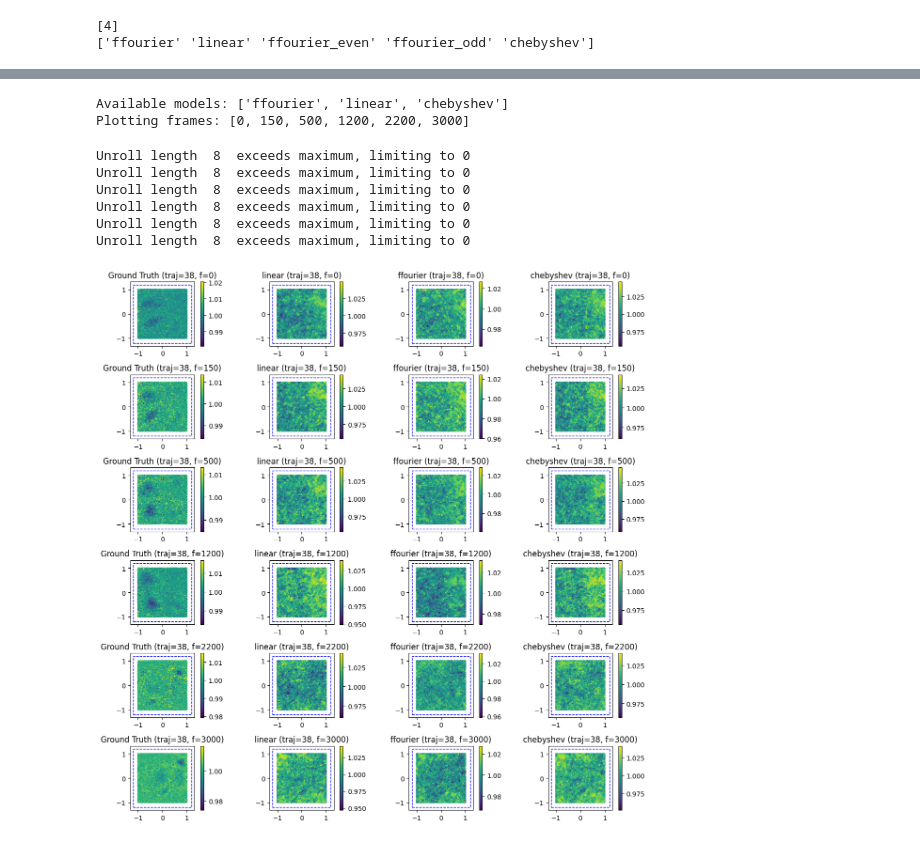
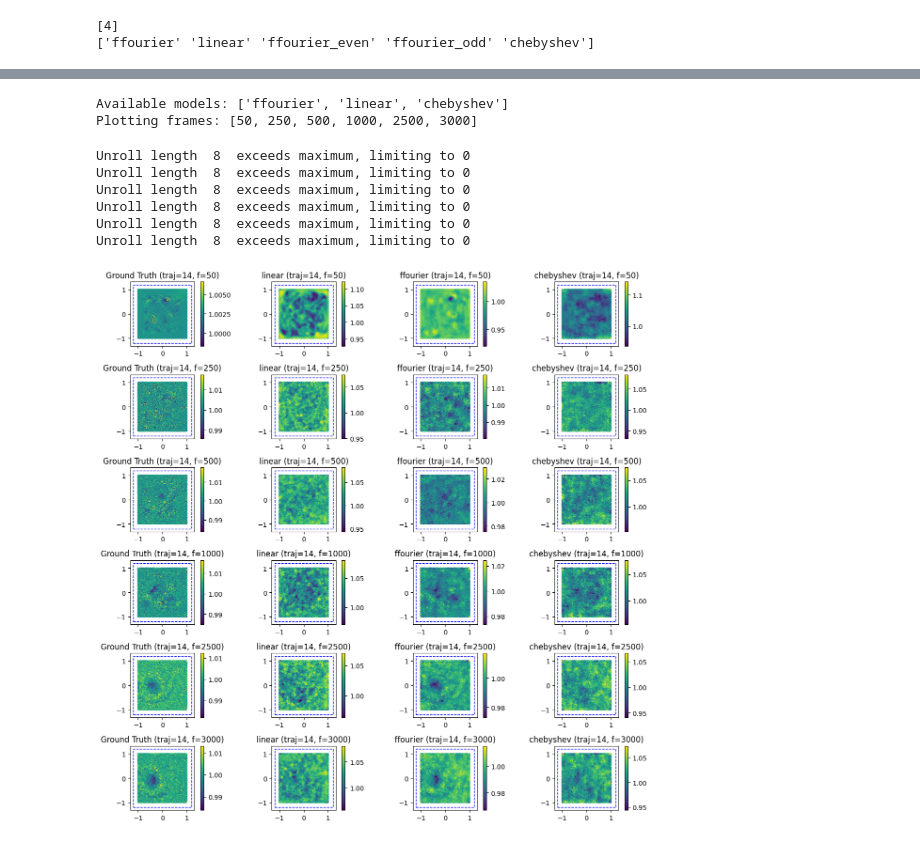
Before and after one commit to Y-Yosu/Physics_Emulators_using_Continuous_Convolutions, a Jupyter notebook: SFBC/notebooks_training/training_SFBC.ipynb, the cells around one changed output, grey strips where cells are left out. Drawn from its saved outputs; the diff is of its cells as text; code cells hidden in the pictures.

```diff
--- a/SFBC/notebooks_training/training_SFBC.ipynb
+++ b/SFBC/notebooks_training/training_SFBC.ipynb
@@ -71,7 +73,7 @@ for basisFunction in basisFunctions:
     # for basisTerms in [2,4,8]:
     for basisTerms in [4]:
         for windowFunction in ['None']:
-            args = parser.parse_args(shlex.split(f'--fluidFeatures constant:1 --boundaryFeatures constant:1 --groundTruth compute[rho]:constant:1/constant:rho0 --basisFunctions {basisFunction} --basisTerms {basisTerms} --windowFunction {windowFunction} --maxUnroll 0 --frameDistance 0 --epochs 1'))
+            args = parser.parse_args(shlex.split(f'--fluidFeatures constant:1 --boundaryFeatures constant:1 --groundTruth compute[rho]:constant:1/constant:rho0 --arch "{architecture}" --basisFunctions {basisFunction} --basisTerms {basisTerms} --windowFunction {windowFunction} --maxUnroll 0 --frameDistance 0 --epochs 1'))
 
             hyperParameterDict = parseHyperParameters(args, None)
             hyperParameterDict['device'] = 'cuda'
@@ -264,6 +234,0 @@ for basis_name, model in models_dict.items():
-# %%
-from model_utils import load_models_for_visualization
-
-save_dir = "/home/yusuf/Physics_Emulators_using_Continuous_Convolutions/models/SFBC_dataset_II/default"
-
-models_dict, hyperParameterDict = load_models_for_visualization(save_dir)
@@ -284,15 +301,10 @@ Found saved models: ['ffourier', 'linear', 'chebyshev']
 # %%
 test_datasetPath = '../../data/SFBC/SFBC_dataset_II/dataset/test'
-
-test_args = parser.parse_args(shlex.split(f'--fluidFeatures constant:1 --groundTruth compute[rho]:constant:1/constant:rho0 --boundaryFeatures constant:1 --basisFunctions ffourier --basisTerms 4 --windowFunction None --maxUnroll 0 --frameDistance 0 --epochs 1'))
-test_hyperParameterDict = parseHyperParameters(test_args, None)
-test_hyperParameterDict['device'] = 'cuda'
-test_hyperParameterDict['iterations'] = 2**10
-
-test_ds = datasetLoader(processFolder(test_hyperParameterDict, test_datasetPath))
+test_ds = datasetLoader(processFolder(hyperParameterDict, test_datasetPath))
+finalizeHyperParameters(hyperParameterDict, test_ds)
 
 sample_idx = 0
-config, attributes, currentState, priorState, trajectoryStates = loadAugmentedFrame(sample_idx, test_ds, test_hyperParameterDict)
+config, attributes, currentState, priorState, trajectoryStates = loadAugmentedFrame(sample_idx, test_ds, hyperParameterDict)
 
 if 'fluid' in currentState:
     fluid_positions = currentState['fluid']['positions']
@@ -300,13 +312,6 @@ if 'fluid' in currentState:
     spatial_dims = fluid_positions.shape[1]
     print(f'Number of particles per trajectory: {num_particles:,}')
     print(f'Spatial dimensions: {spatial_dims}D')
-
-if 'boundary' in currentState and currentState['boundary'] is not None:
-    boundary_positions = currentState['boundary']['positions']
-    num_boundary_particles = boundary_positions.shape[0]
-    print(f'Number of boundary particles: {num_boundary_particles:,}')
-else:
-    print('No boundary particles in this dataset')
 
 import os
 import h5py
@@ -330,5 +335,5 @@ import random
 random_trajectory_idx = random.randint(0, total_trajectories - 1)
 print(f'Selected test trajectory #{random_trajectory_idx}')
 
-finalizeHyperParameters(test_hyperParameterDict, test_ds)
+finalizeHyperParameters(hyperParameterDict, test_ds)
 # %% [output]
@@ -361,31 +366,32 @@ Unroll length  1  exceeds maximum, limiting to 0
 # %%
 from plotting_utils import *
-frames_to_plot = [0, 150, 500, 1200, 2200, 3000]
+frames_to_plot = [50, 250, 500, 1000, 2500, 3000]
 figsize = (12, 12)
-frame_idx = 38
+frame_idx = 14
 
 
 print(f"Available models: {list(models_dict.keys())}")
 print(f"Plotting frames: {frames_to_plot}")
 # %% [output]
 Available models: ['ffourier', 'linear', 'chebyshev']
-Plotting frames: [0, 150, 500, 1200, 2200, 3000]
+Plotting frames: [50, 250, 500, 1000, 2500, 3000]
 # %%
 visualize_density_comparison_sph(models_dict=models_dict,
     ds=test_ds,
     hyperParameterDict=hyperParameterDict,
     frames=frames_to_plot,
     trajectory_index=frame_idx,
-    figsize=figsize
+    figsize=figsize,
+    frames_per_trajectory=3200
 )
 # %% [output]
 Unroll length  8  exceeds maximum, limiting to 0
 Unroll length  8  exceeds maximum, limiting to 0
 Unroll length  8  exceeds maximum, limiting to 0
 Unroll length  8  exceeds maximum, limiting to 0
 Unroll length  8  exceeds maximum, limiting to 0
 Unroll length  8  exceeds maximum, limiting to 0
-[figure, old version]
+[figure, new version]
 # %%
 visualize_flow_comparison_sph(models_dict=models_dict,
     ds=test_ds,
```
Also changed, not shown: parts of 8 cells of this notebook, 38 other files.
